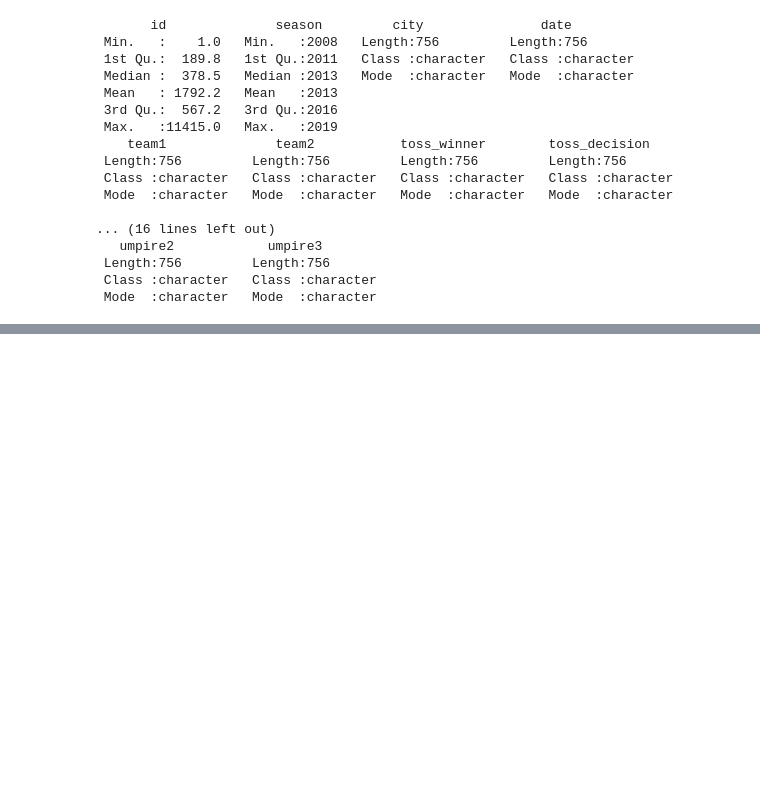
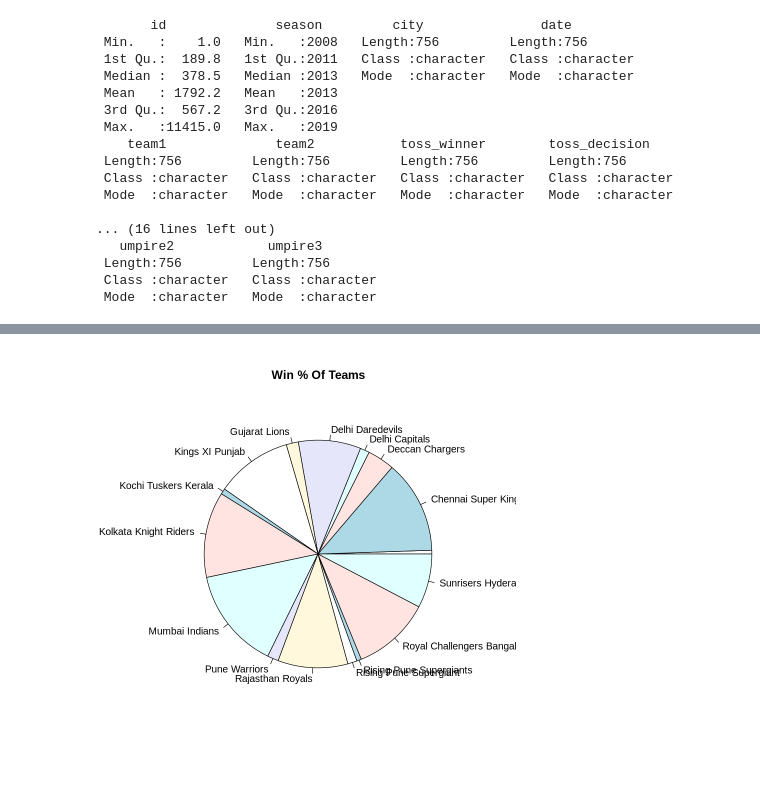
Before and after one commit to Abhishek4848/IPL-Match-Analysis, a Jupyter notebook: IPL_Analysis.ipynb, the cells around one changed output, grey strips where cells are left out. Saved outputs shown, nothing was run; the diff lists cells and outputs as text; code cells hidden in the pictures; blank space fills up the shorter version.

```diff
--- a/IPL_Analysis.ipynb
+++ b/IPL_Analysis.ipynb
@@ -40,0 +58,4 @@ barplot(table(df$winner),xlab = "Teams", ylab="No. of Victories")
+# %%
+pie(table(df$winner),main="Win % Of Teams")
+# %% [output]
+[figure, added]
```
Also changed, not shown: parts of 2 cells of this notebook.
